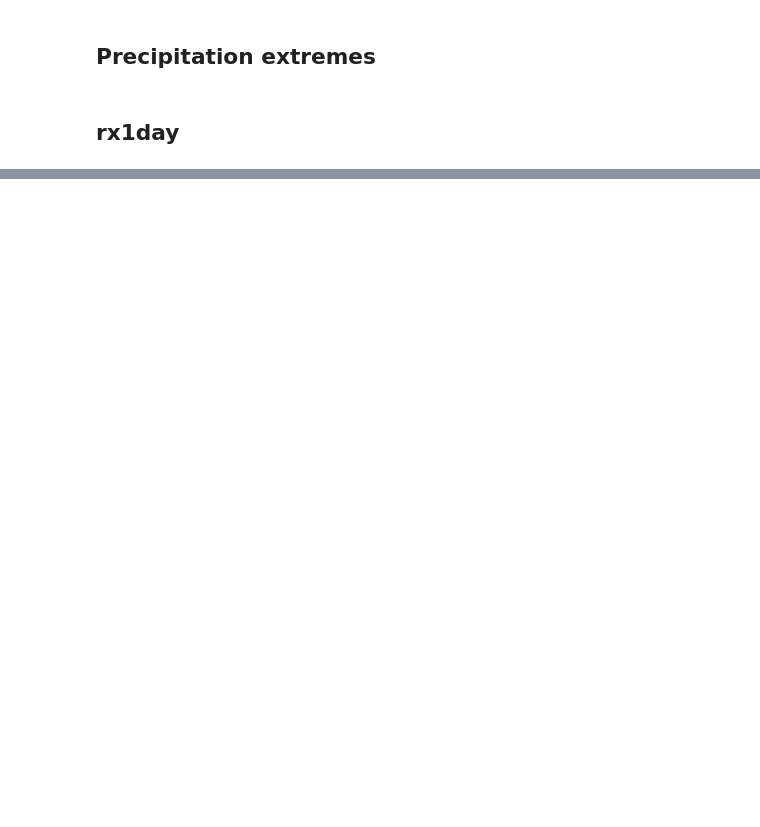
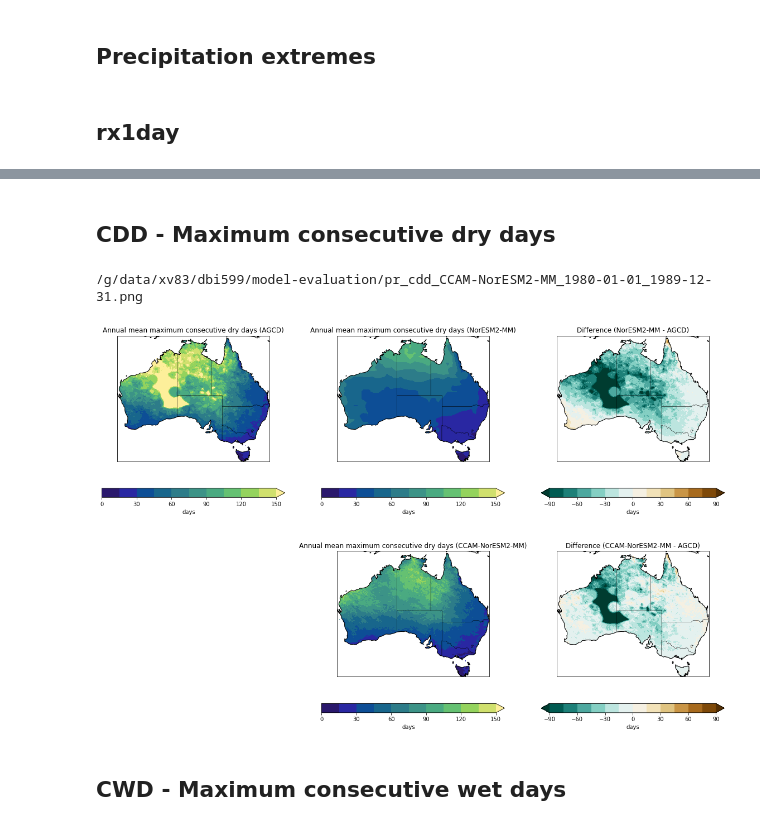
Before and after one commit to AusClimateService/model-evaluation, a Jupyter notebook: pr_extremes.ipynb, the cells around one changed output, grey strips where cells are left out. Cells and saved outputs as stored; diff of their text form; code cells hidden in the pictures; blank space fills up the shorter version.

```diff
--- a/pr_extremes.ipynb
+++ b/pr_extremes.ipynb
@@ -93,0 +95,35 @@ plotting.compare_agcd_gcm_rcm(
+# %% [markdown]
+## CDD - Maximum consecutive dry days
+# %%
+cdd_files['AGCD'] = '/g/data/xv83/dbi599/indices/cdd_year_AGCD_v1_r005_1900-2021.nc'
+cdd_files['ACCESS-CM2'] = '/g/data/xv83/dbi599/indices/cdd_year_ACCESS-CM2_historical_r4i1p1f1_gn_1850-2014.nc'
+cdd_files['NorESM2-MM'] = '/g/data/xv83/dbi599/indices/cdd_year_NorESM2-MM_historical_r1i1p1f1_gn_1850-2014.nc'
+cdd_files['BARPA'] = '/g/data/xv83/dbi599/indices/cdd_year_BOM-BARPA-R-ACCESS-CM2_historical_r4i1p1f1_1980-1989.nc'
+# %%
+cdd_annual_mean['AGCD'] = read_data(
+    cdd_files['AGCD'], regrid=False, time_bounds=[start_date, end_date]
+)
+# %%
+for model in ['ACCESS-CM2', 'NorESM2-MM', 'BARPA']:
+    cdd_annual_mean[model] = read_data(
+        cdd_files[model], regrid=cdd_annual_mean['AGCD'], time_bounds=[start_date, end_date]
+    )
+# %%
+plotting.compare_agcd_gcm_rcm(
+    cdd_annual_mean['AGCD']['CDD'],
+    cdd_annual_mean['NorESM2-MM']['CDD'],
+    'pr',
+    'cdd',
+    'NorESM2-MM',
+    'CCAM',
+    start_date,
+    end_date,
+    [0, 15, 30, 45, 60, 75, 90, 105, 120, 135, 150],
+    [-90, -75, -60, -45, -30, -15, 0, 15, 30, 45, 60, 75, 90],
+    rcm_da=cdd_annual_mean['BARPA']['CDD'],
+)
+# %% [output]
+/g/data/xv83/dbi599/model-evaluation/pr_cdd_CCAM-NorESM2-MM_1980-01-01_1989-12-31.png
+[figure, added]
+# %% [markdown]
+## CWD - Maximum consecutive wet days
```
Also changed, not shown: parts of 10 cells of this notebook, 1 other file.
